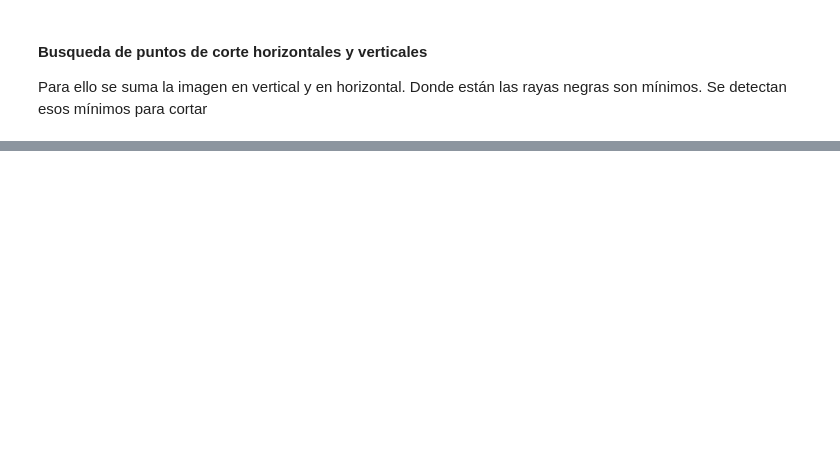
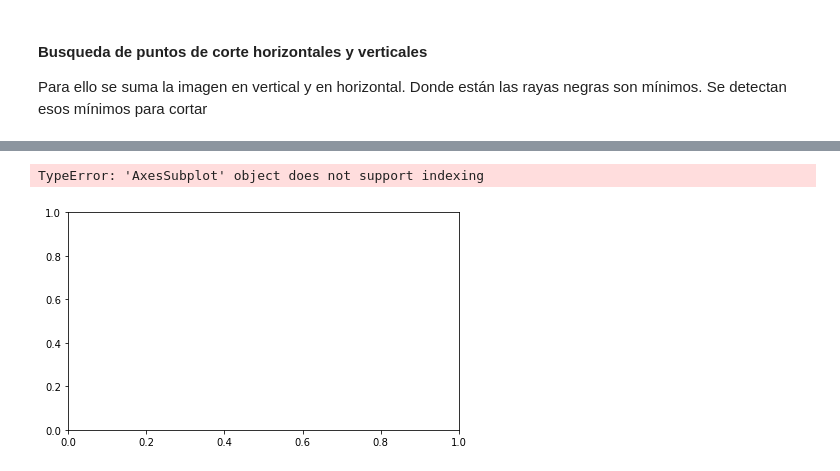
Before and after one commit to Darktris/Project_FAA, a Jupyter notebook: numerito.ipynb, the cells around one changed output, grey strips where cells are left out. Cells and saved outputs as stored; diff of their text form; code cells hidden in the pictures; blank space fills up the shorter version.

```diff
--- a/numerito.ipynb
+++ b/numerito.ipynb
@@ -110,0 +221,28 @@ for i,iimg in enumerate(np.random.randint(0,len(numeritos), size=100)):
+# %%
+import numpy as np
+import matplotlib.pyplot as plt
+
+from skimage.transform import hough_line
+from skimage.draw import line
+
+img = gray
+
+out, angles, d = hough_line(img)
+
+fix, axes = plt.subplots(1, 2, figsize=(7, 4))
+
+axes[0].imshow(img, cmap=plt.cm.gray)
+axes[0].set_title('Input image')
+
+axes[1].imshow(
+    out, cmap=plt.cm.bone,
+    extent=(np.rad2deg(angles[-1]), np.rad2deg(angles[0]), d[-1], d[0]))
+axes[1].set_title('Hough transform')
+axes[1].set_xlabel('Angle (degree)')
+axes[1].set_ylabel('Distance (pixel)')
+
+plt.tight_layout()
+plt.show()
+# %% [output]
+TypeError: 'AxesSubplot' object does not support indexing
+[figure, added]
```
Also changed, not shown: parts of 9 cells of this notebook.
